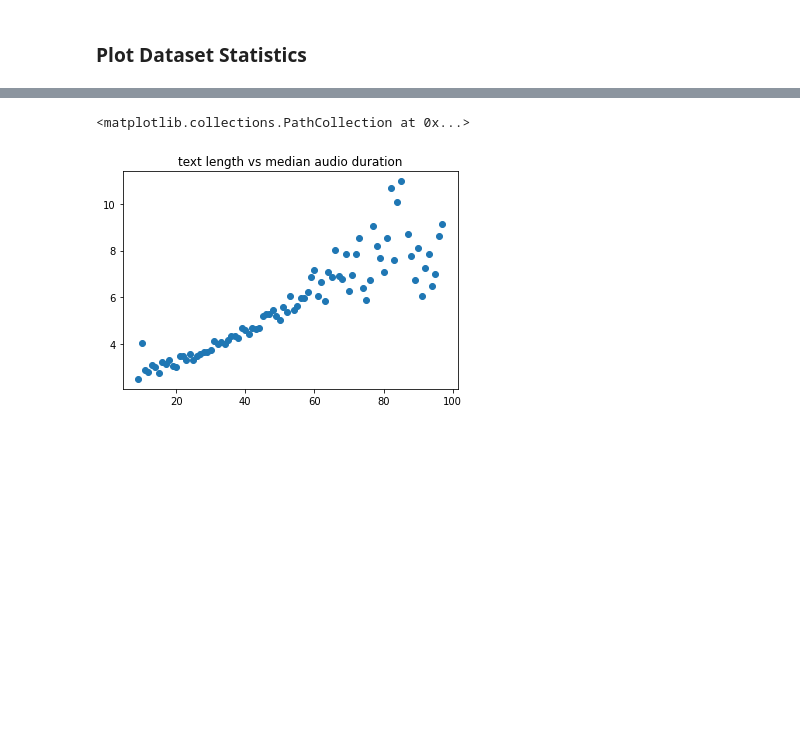
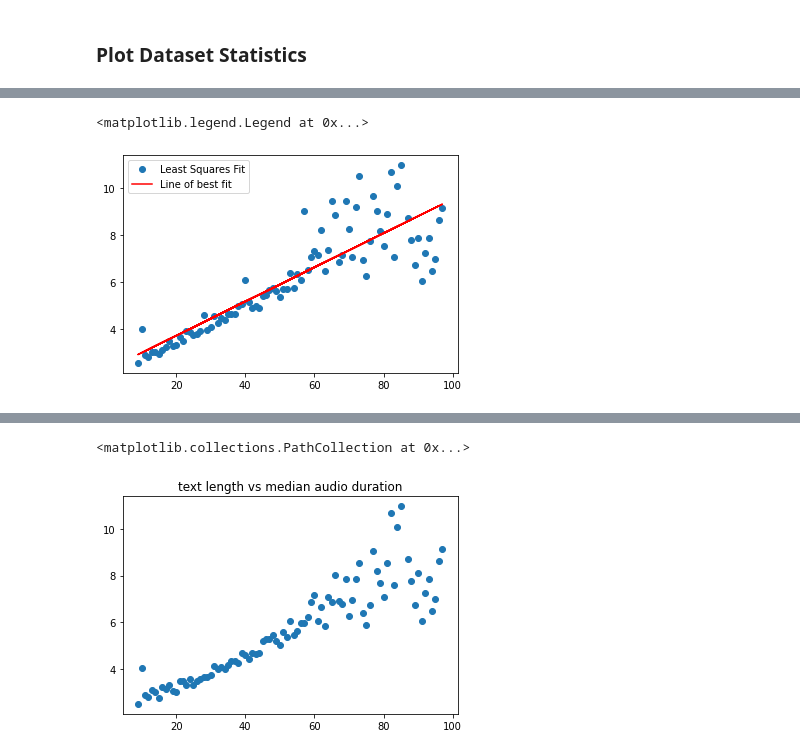
Before and after one commit to jaggukaka/TTS, a Jupyter notebook: notebooks/dataset_analysis/AnalyzeDataset.ipynb, the cells around one changed output, grey strips where cells are left out. Saved outputs shown, nothing was run; the diff lists cells and outputs as text; code cells hidden in the pictures; blank space fills up the shorter version.

```diff
--- a/notebooks/dataset_analysis/AnalyzeDataset.ipynb
+++ b/notebooks/dataset_analysis/AnalyzeDataset.ipynb
@@ -218,0 +222,15 @@ plt.scatter(list(text_vs_avg.keys()), list(text_vs_avg.values()))
+# %%
+X = np.array(list(text_vs_avg.keys()))
+Y = np.array(list(text_vs_avg.values()))
+
+#least squares on X and Y
+A = np.vstack([X, np.ones(len(X))]).T
+m, c = np.linalg.lstsq(A, Y, rcond=None)[0]
+
+# plot the line
+plt.plot(X, Y, 'o', label='Least Squares Fit')
+plt.plot(X, m*X + c, 'r', label='Line of best fit')
+plt.legend()
+# %% [output]
+<matplotlib.legend.Legend at 0x...>
+[figure, added]
```
Also changed, not shown: parts of 11 cells of this notebook, 1 other file.
